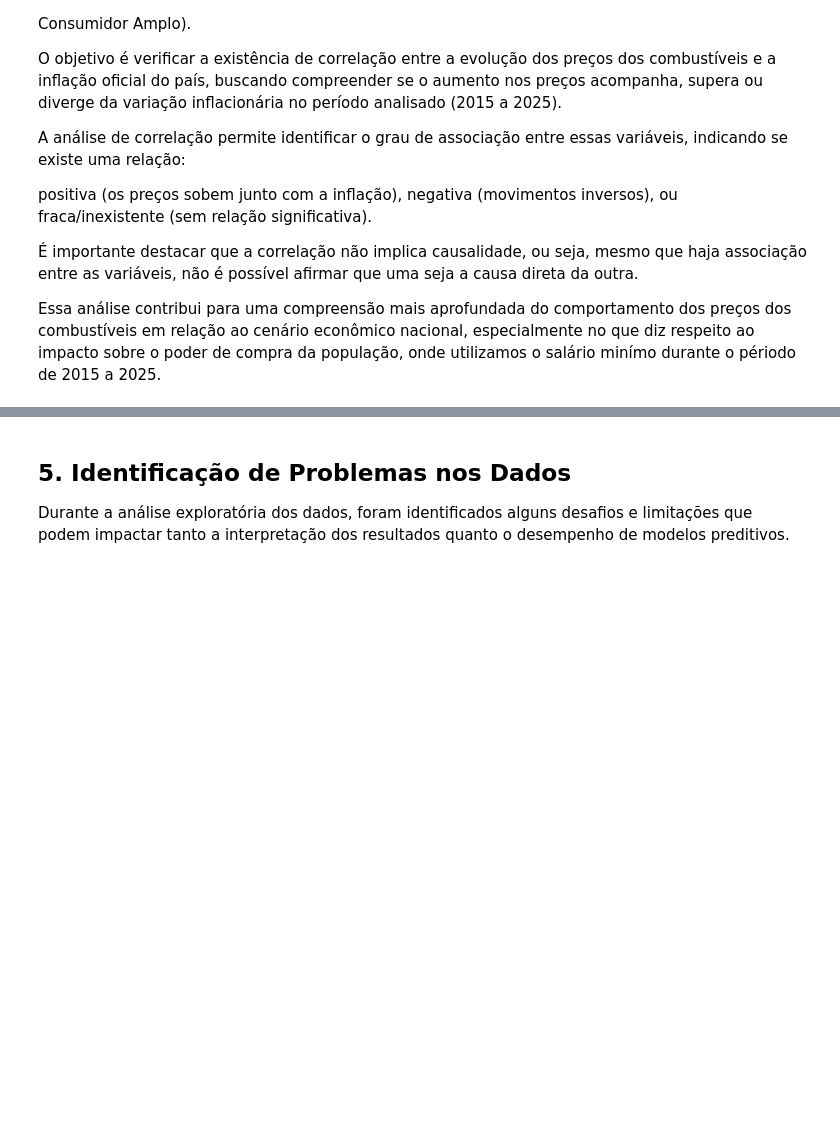
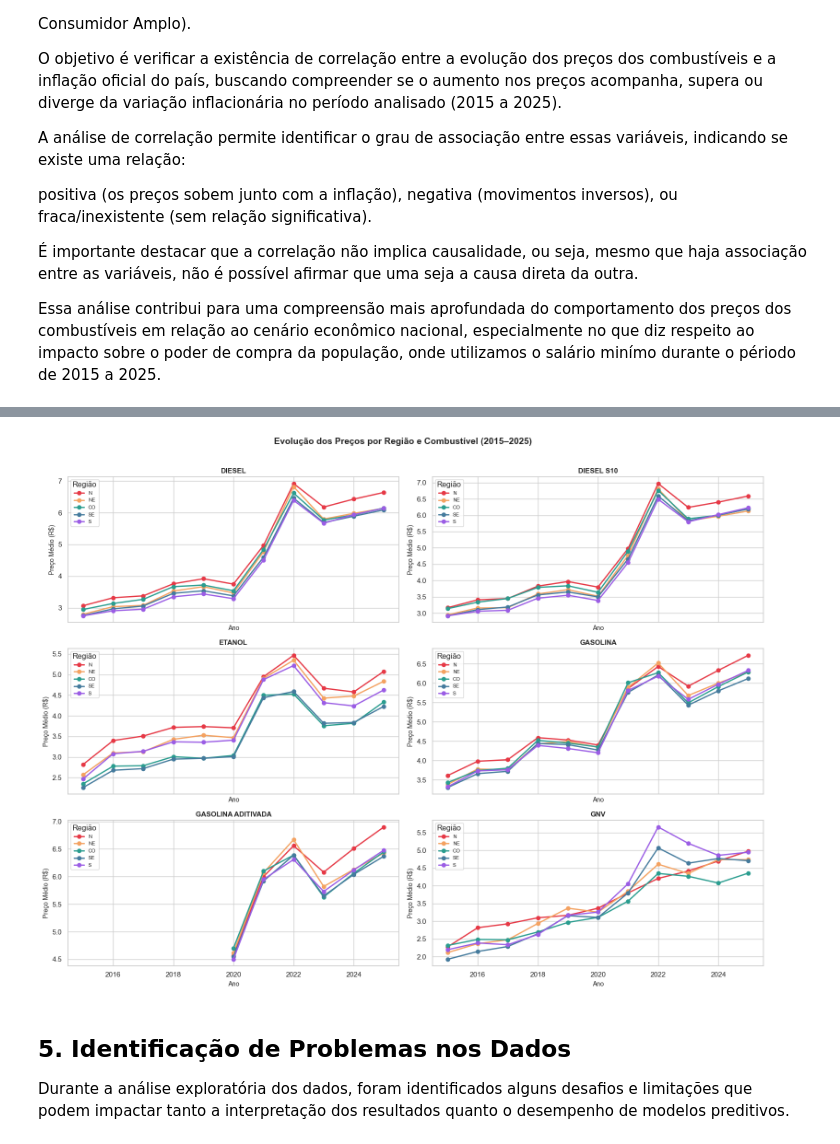
Before and after one commit to LucasCabra7/precos-combustiveis-brasil-2015-2025, a Jupyter notebook: Grupo_4_Análise_Exploratória_e_Modelagem_Preditiva_dos_Preços_de_Combustíveis_no_Brasil_(2015–2025).ipynb, the cells around one changed output, grey strips where cells are left out. Saved outputs shown, nothing was run; the diff lists cells and outputs as text; code cells hidden in the pictures; blank space fills up the shorter version.

```diff
--- a/Grupo_4_Análise_Exploratória_e_Modelagem_Preditiva_dos_Preços_de_Combustíveis_no_Brasil_(2015–2025).ipynb
+++ b/Grupo_4_Análise_Exploratória_e_Modelagem_Preditiva_dos_Preços_de_Combustíveis_no_Brasil_(2015–2025).ipynb
@@ -799,3 +626,86 @@ Essa análise contribui para uma compreensão mais aprofundada do comportamento
+# %%
+class VisualizadorEvolucaoTemporalPorRegiao:
+    def __init__(self, dataframe: pd.DataFrame):
+        self.dataframe = dataframe.copy()
+        self._preparar_dados()
+        self._configurar_estilo()
+
+    def _configurar_estilo(self):
+        sns.set_theme(style="whitegrid")
+        plt.rcParams["axes.titlesize"] = 11
+        plt.rcParams["axes.labelsize"] = 10
+
+    def _preparar_dados(self):
+        self.dataframe['Data da Coleta'] = pd.to_datetime(
+            self.dataframe['Data da Coleta'], errors='coerce'
+        )
+        self.dataframe['Ano'] = self.dataframe['Data da Coleta'].dt.year
+
+    def _calcular_evolucao_por_regiao(self):
+        return (
+            self.dataframe
+            .groupby(['Ano', 'Produto', 'Regiao - Sigla'])['Valor de Venda']
+            .mean()
+            .round(2)
+            .reset_index()
+        )
+
+    def plotar_evolucao_por_regiao(self):
+        """Grid: uma linha por região, um subplot por produto"""
+        dados = self._calcular_evolucao_por_regiao()
+        produtos = sorted(dados['Produto'].unique())
+        n = len(produtos)
+
+        cores_regioes = {
+            'N':  '#E63946',
+            'NE': '#F4A261',
+            'CO': '#2A9D8F',
+            'SE': '#457B9D',
+            'S':  '#9B5DE5'
+        }
+
+        cols = 2
+        rows = (n + 1) // cols
+        fig, axes = plt.subplots(rows, cols, figsize=(16, rows * 4), sharex=True)
+        axes = axes.flatten()
+
+        fig.suptitle('Evolução dos Preços por Região e Combustível (2015–2025)',
+                     fontsize=14, fontweight='bold', y=1.01)
+
+        for i, produto in enumerate(produtos):
+            ax = axes[i]
+            df_p = dados[dados['Produto'] == produto]
+
+            for regiao, cor in cores_regioes.items():
+                df_r = df_p[df_p['Regiao - Sigla'] == regiao].sort_values('Ano')
+                if df_r.empty:
+                    continue
+                ax.plot(df_r['Ano'], df_r['Valor de Venda'],
+                        marker='o', color=cor, linewidth=2,
+                        label=regiao)
+
+            ax.set_title(produto, fontweight='bold')
+            ax.set_ylabel('Preço Médio (R$)')
+            ax.set_xlabel('Ano')
+            ax.xaxis.set_major_locator(plt.MaxNLocator(integer=True))
+            ax.legend(title='Região', fontsize=8)
+
+        for j in range(i + 1, len(axes)):
+            fig.delaxes(axes[j])
+
+        plt.tight_layout()
+        plt.savefig('viz_evolucao_temporal_por_regiao.png', dpi=150, bbox_inches='tight')
+        plt.show()
+
+    def gerar_visualizacoes_completas(self):
+        self.plotar_evolucao_por_regiao()
+
+
+# Instância e execução
+viz_evolucao_regiao = VisualizadorEvolucaoTemporalPorRegiao(dataframe=data_Frame)
+viz_evolucao_regiao.gerar_visualizacoes_completas()
+# %% [output]
+[figure, added]
 # %% [markdown]
 ## 5. Identificação de Problemas nos Dados
 
```
Also changed, not shown: parts of 19 cells of this notebook, 1 other file.
